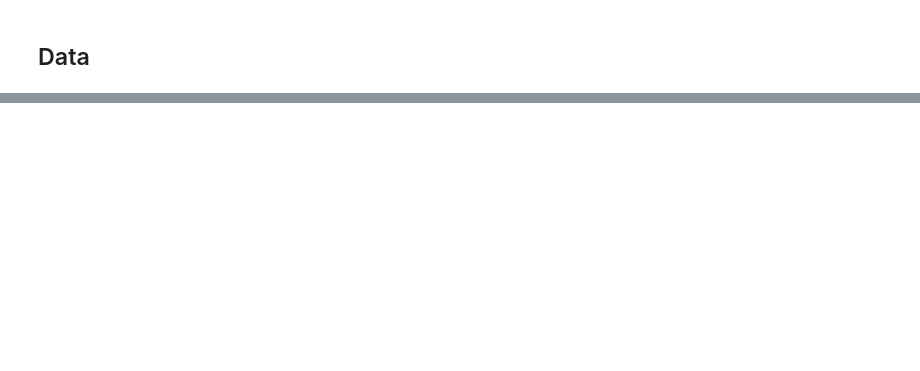
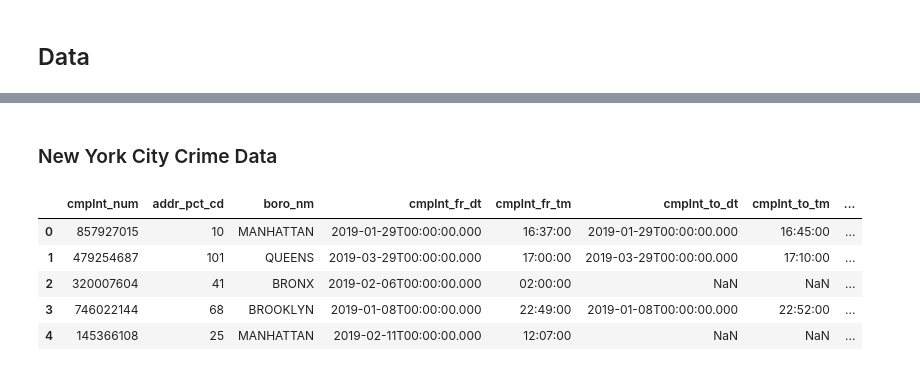
Before and after one commit to Fredddydili/Coursera_Capstone, a Jupyter notebook: Project for The Battle of Neighborhoods.ipynb, the cells around one changed output, grey strips where cells are left out. Cells and saved outputs as stored; diff of their text form; code cells hidden in the pictures; blank space fills up the shorter version.

```diff
--- a/Project for The Battle of Neighborhoods.ipynb
+++ b/Project for The Battle of Neighborhoods.ipynb
@@ -14,0 +41,22 @@ To process this project, New York Neighborhoods data and detailed geographic dat
+# %%
+import numpy as np # library to handle data in a vectorized manner
+import pandas as pd # library for data analsysis
+pd.set_option('display.max_columns', None)
+pd.set_option('display.max_rows', None)
+import json # library to handle JSON files
+
+import requests # library to handle requests
+from pandas.io.json import json_normalize # tranform JSON file into a pandas dataframe
+
+# Matplotlib and associated plotting modules
+import matplotlib.pyplot as plt
+import matplotlib.cm as cm
+import matplotlib.colors as colors
+import seaborn as sns
+
+# import k-means from clustering stage
+from sklearn.cluster import KMeans
+
+import folium # map rendering library
+
+print('Libraries imported.')
@@ -14,0 +144,13 @@ To process this project, New York Neighborhoods data and detailed geographic dat
+# %% [markdown]
+### New York City Crime Data
+# %%
+url = "https://data.cityofnewyork.us/resource/7x9x-zpz6.csv"
+crime = pd.read_csv(url)
+crime.head()
+# %% [output]
+|  | cmplnt_num | addr_pct_cd | boro_nm | cmplnt_fr_dt | cmplnt_fr_tm | cmplnt_to_dt | cmplnt_to_tm | ... |
+| 0 | 857927015 | 10 | MANHATTAN | 2019-01-29T00:00:00.000 | 16:37:00 | 2019-01-29T00:00:00.000 | 16:45:00 | ... |
+| 1 | 479254687 | 101 | QUEENS | 2019-03-29T00:00:00.000 | 17:00:00 | 2019-03-29T00:00:00.000 | 17:10:00 | ... |
+| 2 | 320007604 | 41 | BRONX | 2019-02-06T00:00:00.000 | 02:00:00 | NaN | NaN | ... |
+| 3 | 746022144 | 68 | BROOKLYN | 2019-01-08T00:00:00.000 | 22:49:00 | 2019-01-08T00:00:00.000 | 22:52:00 | ... |
+| 4 | 145366108 | 25 | MANHATTAN | 2019-02-11T00:00:00.000 | 12:07:00 | NaN | NaN | ... |
```
Also changed, not shown: parts of 102 cells of this notebook.
